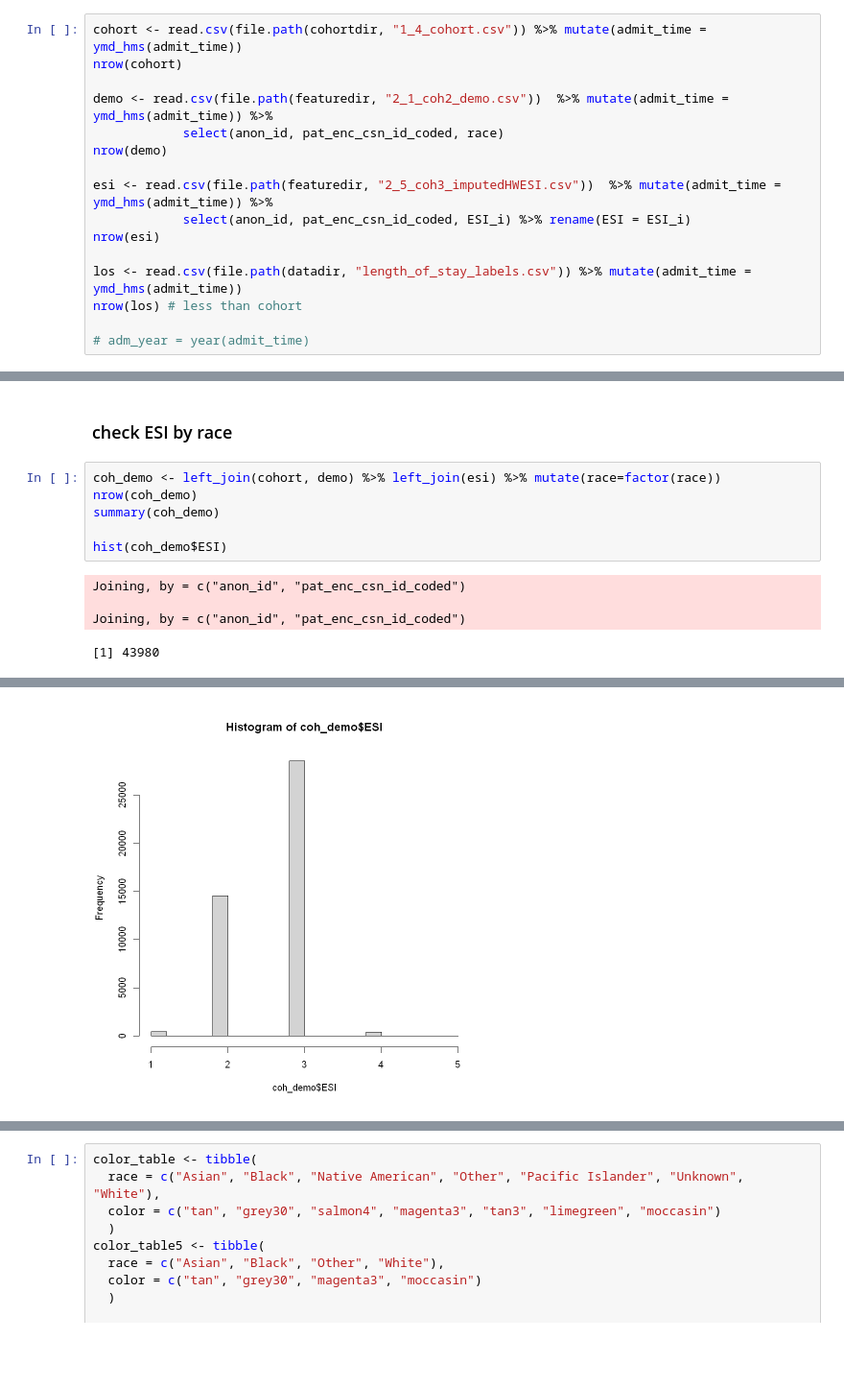
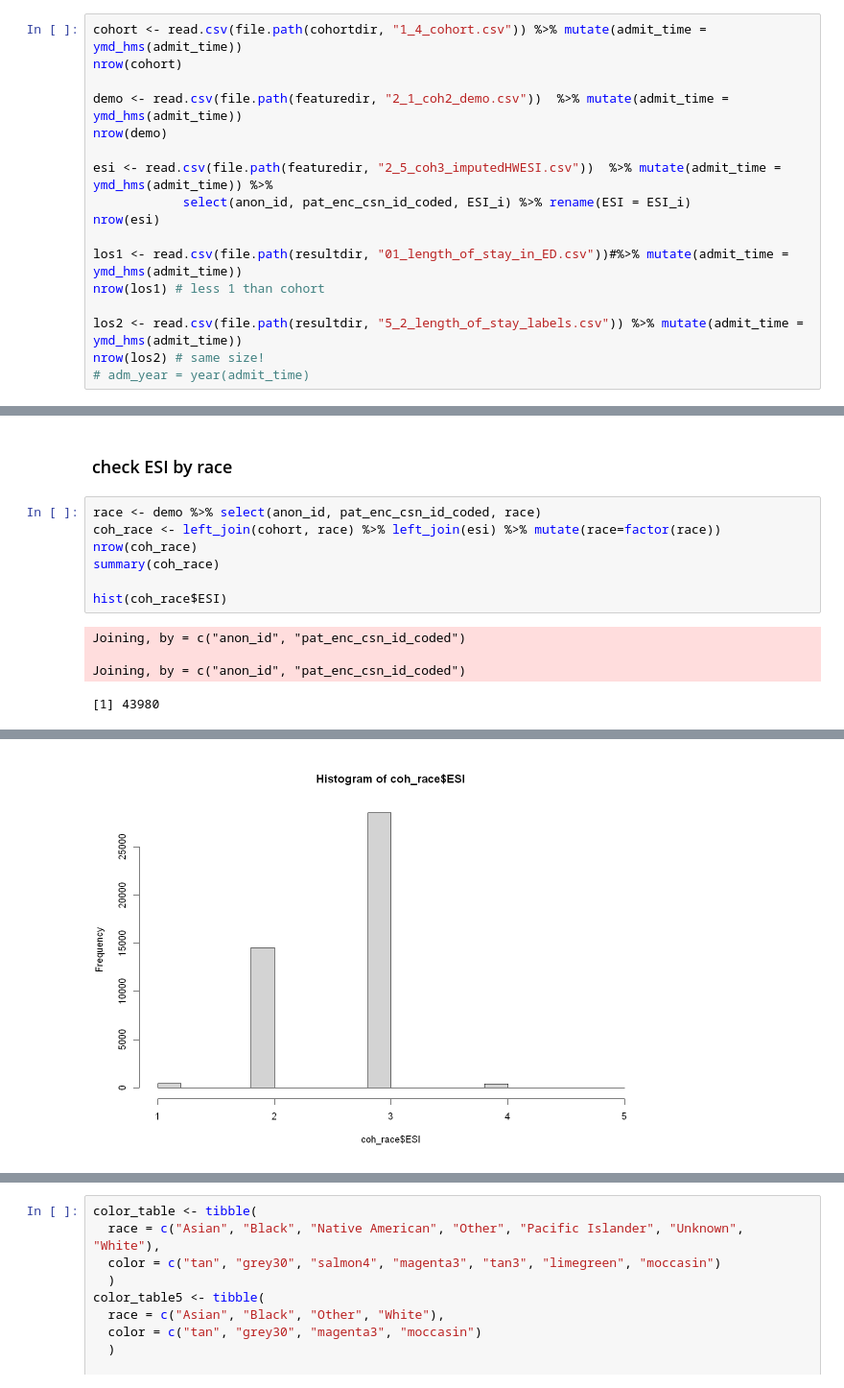
Before and after one commit to Minh084/TDA, a Jupyter notebook: 5_results_analysis/5.3_EDA_R.ipynb, the cells around one changed output, grey strips where cells are left out. Shown at 96% size. Cells and saved outputs as stored; diff of their text form; blank space fills up the shorter version.

```diff
--- a/5_results_analysis/5.3_EDA_R.ipynb
+++ b/5_results_analysis/5.3_EDA_R.ipynb
@@ -50,17 +25,18 @@ options(repr.matrix.max.rows=200, repr.matrix.max.cols=30)
 cohort <- read.csv(file.path(cohortdir, "1_4_cohort.csv")) %>% mutate(admit_time = ymd_hms(admit_time))
 nrow(cohort)
 
-demo <- read.csv(file.path(featuredir, "2_1_coh2_demo.csv"))  %>% mutate(admit_time = ymd_hms(admit_time)) %>%
-            select(anon_id, pat_enc_csn_id_coded, race)
+demo <- read.csv(file.path(featuredir, "2_1_coh2_demo.csv"))  %>% mutate(admit_time = ymd_hms(admit_time))
 nrow(demo)
 
 esi <- read.csv(file.path(featuredir, "2_5_coh3_imputedHWESI.csv"))  %>% mutate(admit_time = ymd_hms(admit_time)) %>%
             select(anon_id, pat_enc_csn_id_coded, ESI_i) %>% rename(ESI = ESI_i)
 nrow(esi)
 
-los <- read.csv(file.path(datadir, "length_of_stay_labels.csv")) %>% mutate(admit_time = ymd_hms(admit_time))
-nrow(los) # less than cohort
+los1 <- read.csv(file.path(resultdir, "01_length_of_stay_in_ED.csv"))#%>% mutate(admit_time = ymd_hms(admit_time))
+nrow(los1) # less 1 than cohort
 
+los2 <- read.csv(file.path(resultdir, "5_2_length_of_stay_labels.csv")) %>% mutate(admit_time = ymd_hms(admit_time))
+nrow(los2) # same size!
 # adm_year = year(admit_time)
 # %% [output]
 [1] 43980
@@ -180,32 +308,33 @@ A tibble: 6 × 2
 # %% [markdown]
  ### check ESI by race
 # %%
-coh_demo <- left_join(cohort, demo) %>% left_join(esi) %>% mutate(race=factor(race))
-nrow(coh_demo)
-summary(coh_demo)
+race <- demo %>% select(anon_id, pat_enc_csn_id_coded, race)
+coh_race <- left_join(cohort, race) %>% left_join(esi) %>% mutate(race=factor(race))
+nrow(coh_race)
+summary(coh_race)
 
-hist(coh_demo$ESI)
+hist(coh_race$ESI)
 # %% [output]
 Joining, by = c("anon_id", "pat_enc_csn_id_coded")
 
 Joining, by = c("anon_id", "pat_enc_csn_id_coded")
 [1] 43980
    anon_id          pat_enc_csn_id_coded inpatient_data_id_coded
  Length:43980       Min.   :1.311e+11    Min.   :13616753
  Class :character   1st Qu.:1.312e+11    1st Qu.:19861137
  Mode  :character   Median :1.312e+11    Median :27876162
                     Mean   :1.312e+11    Mean   :28124485
                     3rd Qu.:1.313e+11    3rd Qu.:34360245
                     Max.   :1.313e+11    Max.   :48026130
 
    admit_time                   label_max24     label_24hr_recent
  Min.   :2015-01-01 08:24:00   Min.   :0.0000   Min.   :0.0000
  1st Qu.:2016-05-21 21:18:15   1st Qu.:0.0000   1st Qu.:0.0000
  Median :2017-12-29 20:46:30   Median :0.0000   Median :0.0000
 ... (40 lines left out)
  Other           :10170   Mean   :2.658
  Pacific Islander:  902   3rd Qu.:3.000
  Unknown         :  382   Max.   :5.000
  White           :22580
-[figure, old version]
+[figure, new version]
 # %%
```
Also changed, not shown: parts of 26 cells of this notebook, 3 other files.
